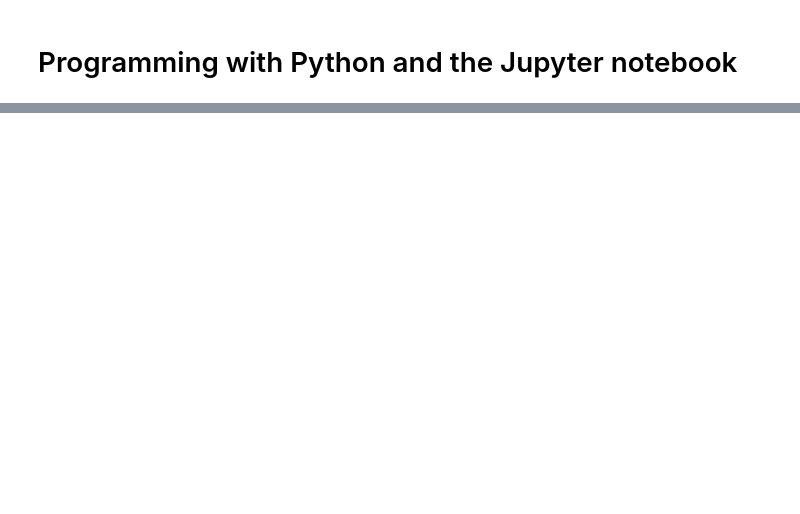
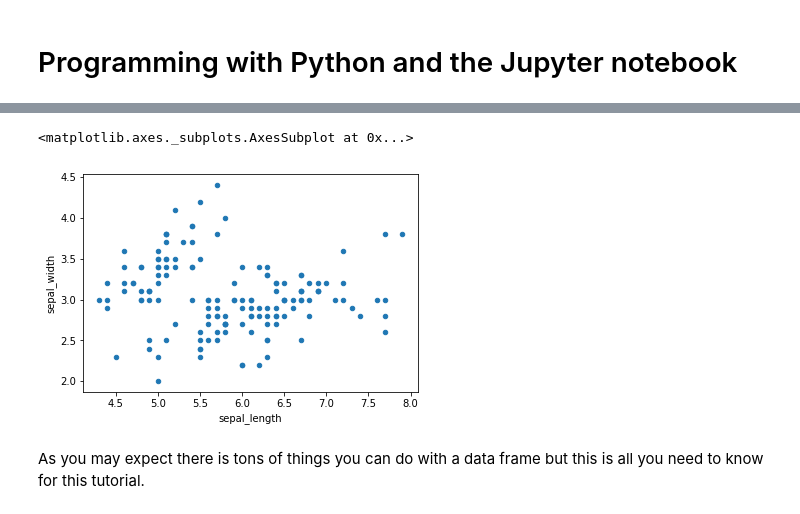
Before and after one commit to DD-DeCaF/tutorials, a Jupyter notebook: python-01-crash-course.ipynb, the cells around one changed output, grey strips where cells are left out. Cells and saved outputs as stored; diff of their text form; code cells hidden in the pictures; blank space fills up the shorter version.

```diff
--- a/python-01-crash-course.ipynb
+++ b/python-01-crash-course.ipynb
@@ -18,0 +303,2 @@ The notebook is made up by 'cells' which are either python code or markdown (lik
+# %%
+iris = pandas.read_csv('data/iris.csv')
@@ -18,0 +375,8 @@ The notebook is made up by 'cells' which are either python code or markdown (lik
+# %%
+%matplotlib inline
+iris.plot.scatter(x='sepal_length', y='sepal_width')
+# %% [output]
+<matplotlib.axes._subplots.AxesSubplot at 0x...>
+[figure, added]
+# %% [markdown]
+As you may expect there is tons of things you can do with a data frame but this is all you need to know for this tutorial.
```
Also changed, not shown: parts of 98 cells of this notebook, 13 other files.
